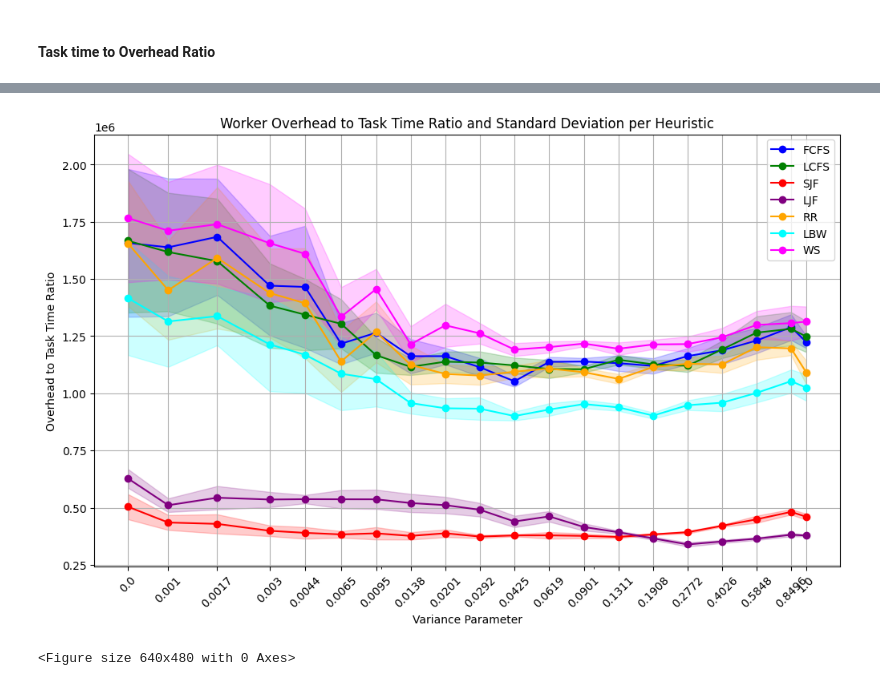
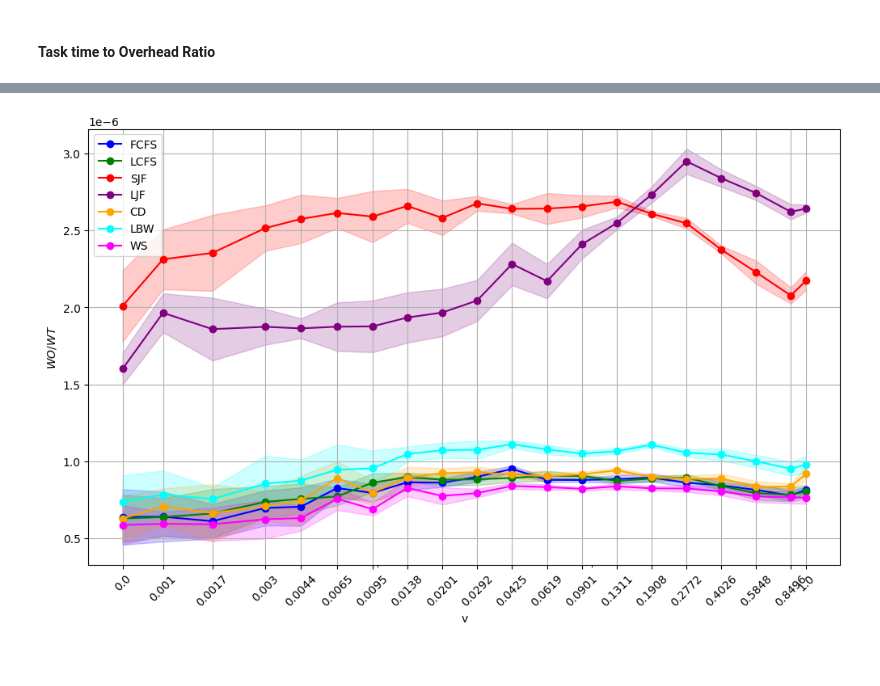
Before and after one commit to Nenonymo/PSHCAF, a Jupyter notebook: analysis/results_analysis.ipynb, the cells around one changed output, grey strips where cells are left out. Cells and saved outputs as stored; diff of their text form; code cells hidden in the pictures.

```diff
--- a/analysis/results_analysis.ipynb
+++ b/analysis/results_analysis.ipynb
@@ -10,7 +11,7 @@ import statistics as stats
 # %% [markdown]
 #### Results import
 # %%
-heuristics = ["FCFS", "LCFS", "SJF","LJF","RR","LBW","WS"]
+heuristics = ["FCFS", "LCFS", "SJF","LJF","CD","LBW","WS"]
 variances = [0.0000, 0.0010, 0.0017, 0.0030, 0.0044, 0.0065, 0.0095, 0.0138, 0.0201, 0.0292, 0.0425, 0.0619, 0.0901, 0.1311, 0.1908, 0.2772, 0.4026, 0.5848, 0.8496, 1.0000]
 n_v = len(variances)
 
@@ -276,2 +502,11 @@ plt.savefig(figPath + 'overhead_variability_rr.png')
 # %% [markdown]
 ##### Task time per worker RR
+# %%
+# Extract RR task times
+worker_times = [[] for _ in range(n_worker)]
+
+for worker_id in range(n_worker):
+    for v_id in range(n_v):
+        worker_times[worker_id].append(Wdata[4][v_id][worker_id][0])
+
+    print(f"Worker {worker_id}: {worker_times[worker_id]}")
@@ -453,2 +690,15 @@ plt.savefig(figPath + 'worker_time_lost_per_heuristic.png')
 # %% [markdown]
 #### Task time to Overhead Ratio
+# %%
+ttor_data = {heuristic: [[] for v_id in range(n_v)] for heuristic in heuristics}
+ttor_std = {heuristic: [[] for v_id in range(n_v)] for heuristic in heuristics}
+
+for h_id, heuristic in enumerate(heuristics):
+    for v_id in range(n_v):
+        ratios = []
+        for entry in Wdata[h_id][v_id]:
+            ratios.append(entry[1] / entry[0] if entry[0] > 0 else 0)
+        ttor_data[heuristic][v_id] = np.mean(ratios)
+        ttor_std[heuristic][v_id] = np.std(ratios)
+
+        print(f"Heuristic {heuristic}, Variance {variances[v_id]}: Avg TTOR = {ttor_data[heuristic][v_id]}, Std TTOR = {ttor_std[heuristic][v_id]}")
@@ -455,32 +723,20 @@ plt.savefig(figPath + 'worker_time_lost_per_heuristic.png')
 # %%
-ttor_data = {heuristic: [[] for v_id in range(n_v)] for heuristic in heuristics}
-ttor_std = {heuristic: [[] for v_id in range(n_v)] for heuristic in heuristics}
-
-for h_id, heuristic in enumerate(heuristics):
-    for v_id in range(n_v):
-        ratios = []
-        for entry in Wdata[h_id][v_id]:
-            ratios.append(entry[0] / entry[1] if entry[1] > 0 else 0)
-        ttor_data[heuristic][v_id] = np.mean(ratios)
-        ttor_std[heuristic][v_id] = np.std(ratios)
-
 plt.figure(figsize=figSize['M'])
 for h_id, heuristic in enumerate(heuristics):
     plt.plot(variances, ttor_data[heuristic], label=heuristic, marker='o', color=colors[heuristic])
     plt.fill_between(variances,
                      [m - s for m, s in zip(ttor_data[heuristic], ttor_std[heuristic])],
                      [m + s for m, s in zip(ttor_data[heuristic], ttor_std[heuristic])],
                      color=colors[heuristic], alpha=0.2)
-plt.xlabel('Variance Parameter')
+plt.xlabel('v')
 plt.xscale('symlog', linthresh=logLinthresh, linscale=logLinscale)
 plt.xticks(variances, labels=variances, minor=False, rotation=45)
-plt.ylabel('Overhead to Task Time Ratio')
-plt.title('Worker Overhead to Task Time Ratio and Standard Deviation per Heuristic')
+plt.ylabel(r'$WO/WT$')
+#plt.title('Worker Overhead to Task Time Ratio and Standard Deviation per Heuristic')
 plt.legend()
 plt.grid(True)
+
+plt.savefig(figPath + 'overhead_to_task_time_ratio.png', bbox_inches='tight', pad_inches=pad_inches)
 plt.show()
-
-plt.savefig(figPath + 'overhead_to_task_time_ratio.png')
 # %% [output]
-[figure, old version]
+[figure, new version]
-<Figure size 640x480 with 0 Axes>
```
Also changed, not shown: parts of 32 cells of this notebook, 20 other files.
